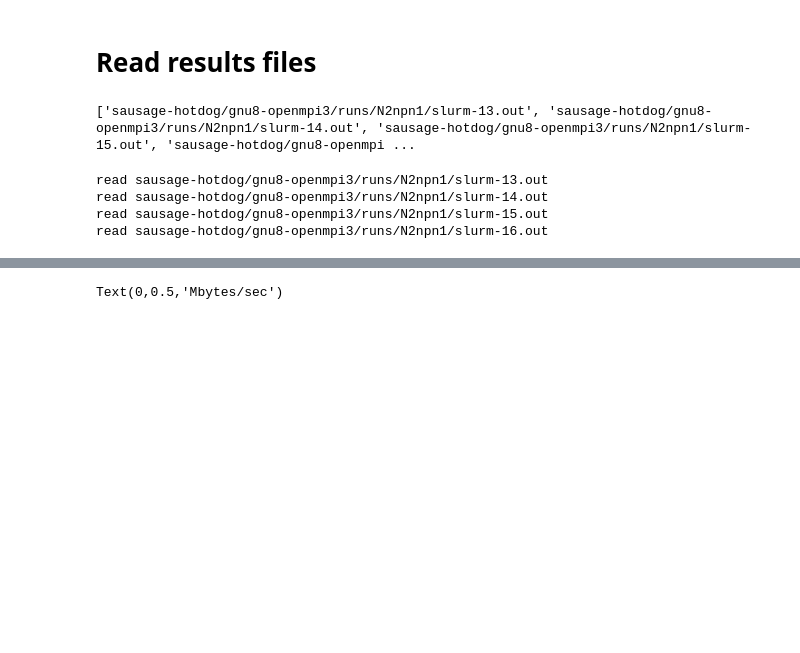
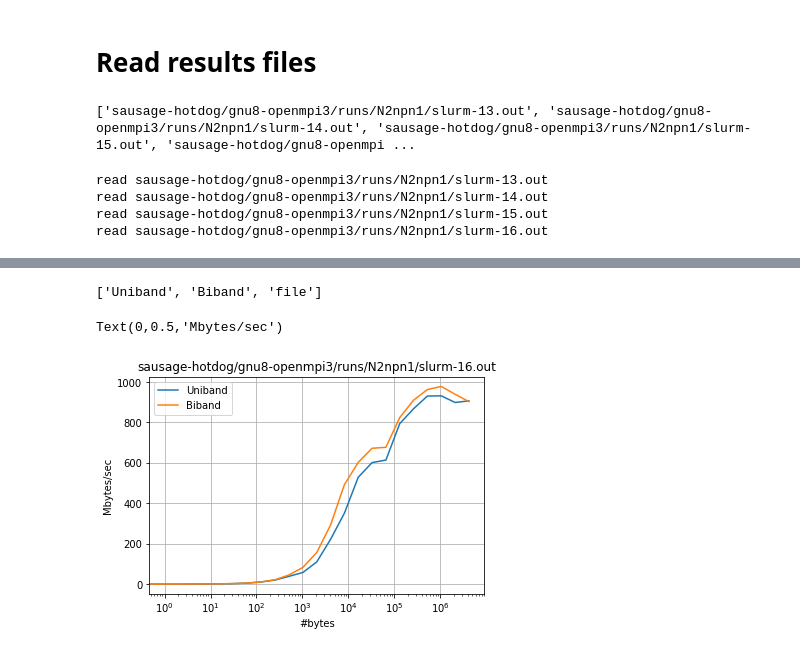
Before and after one commit to ukri-excalibur/excalibur-tests, a Jupyter notebook: imb-2018.1/IMB.ipynb, the cells around one changed output, grey strips where cells are left out. Saved outputs shown, nothing was run; the diff lists cells and outputs as text; code cells hidden in the pictures; blank space fills up the shorter version.

```diff
--- a/imb-2018.1/IMB.ipynb
+++ b/imb-2018.1/IMB.ipynb
@@ -48,8 +48,9 @@ import os
 #                              }
 
 def find_run_outputs(root='.', ext='.out'):
-    """ Find all files with matching extensions.
+    """ Find files with a given extension within any run directory.
 
+        TODO: change so it searches *below* run directories (or build/, benchmarks/ etc)
         Returns a sequence of paths.
     """
     results = []
@@ -130,16 +183,20 @@ pprint(results)
 # %%
 %matplotlib inline
 import matplotlib.pyplot as plt
+print slurm16.keys()
 slurm16 = results[-1]
-biband = slurm16['Biband']['data']
-uniband = slurm16['Uniband']['data']
-plt.plot(biband['#bytes'], biband['Mbytes/sec'], label='biband')
-plt.plot(uniband['#bytes'], uniband['Mbytes/sec'], label='uniband')
+for case in slurm16: # e.g. Uniband
+    if case == 'file': # TODO: be nice to get rid of this!
+        continue
+    data = slurm16[case]['data']
+    plt.plot(data['#bytes'], data['Mbytes/sec'], label=case)
 plt.grid()
 plt.title(slurm16['file'])
 plt.legend()
 plt.xscale('log')
 plt.xlabel('#bytes')
 plt.ylabel('Mbytes/sec')
 # %% [output]
-Text(0,0.5,'Mbytes/sec')
+['Uniband', 'Biband', 'file']
+Text(0,0.5,'Mbytes/sec')
+[figure, added]
```
Also changed, not shown: parts of 3 cells of this notebook, 1 other file.
